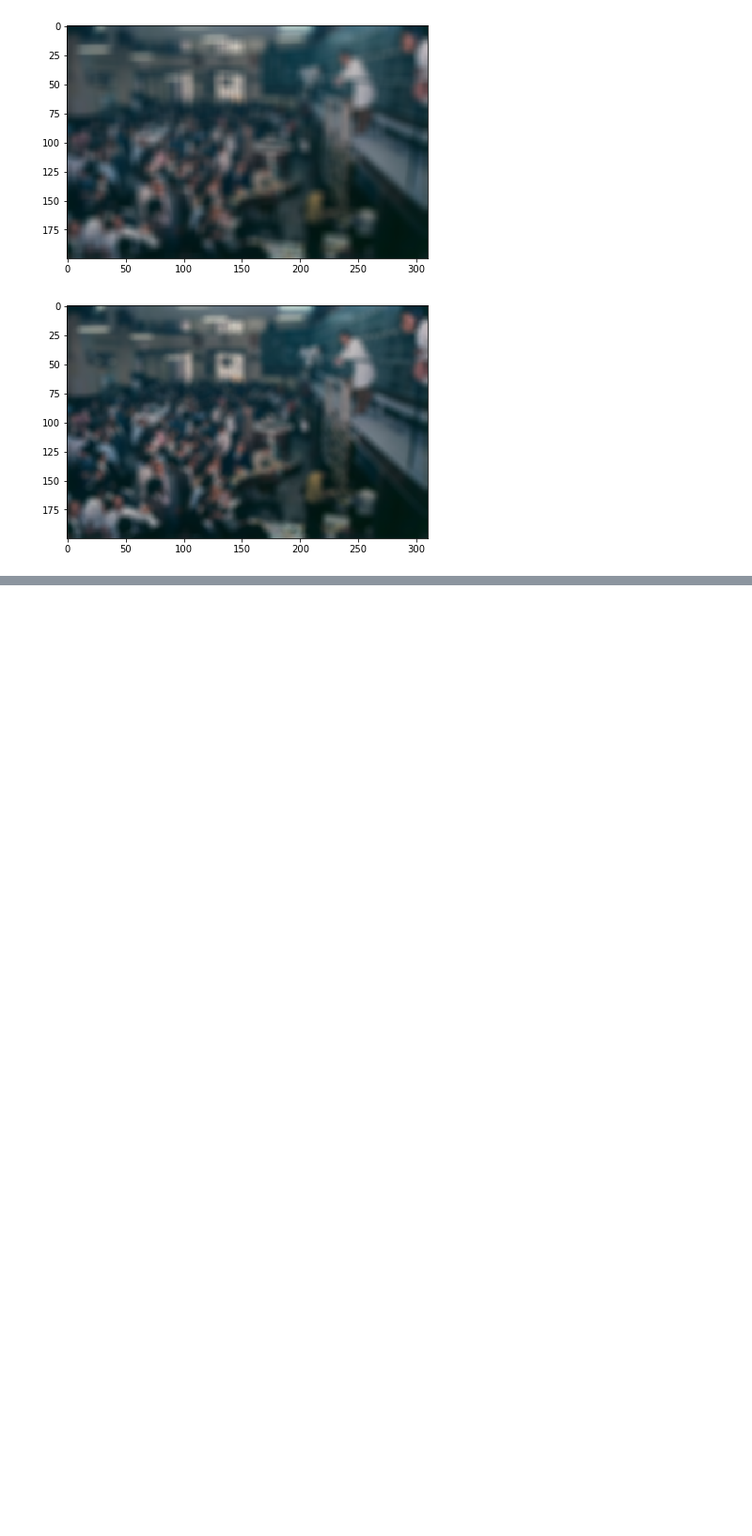
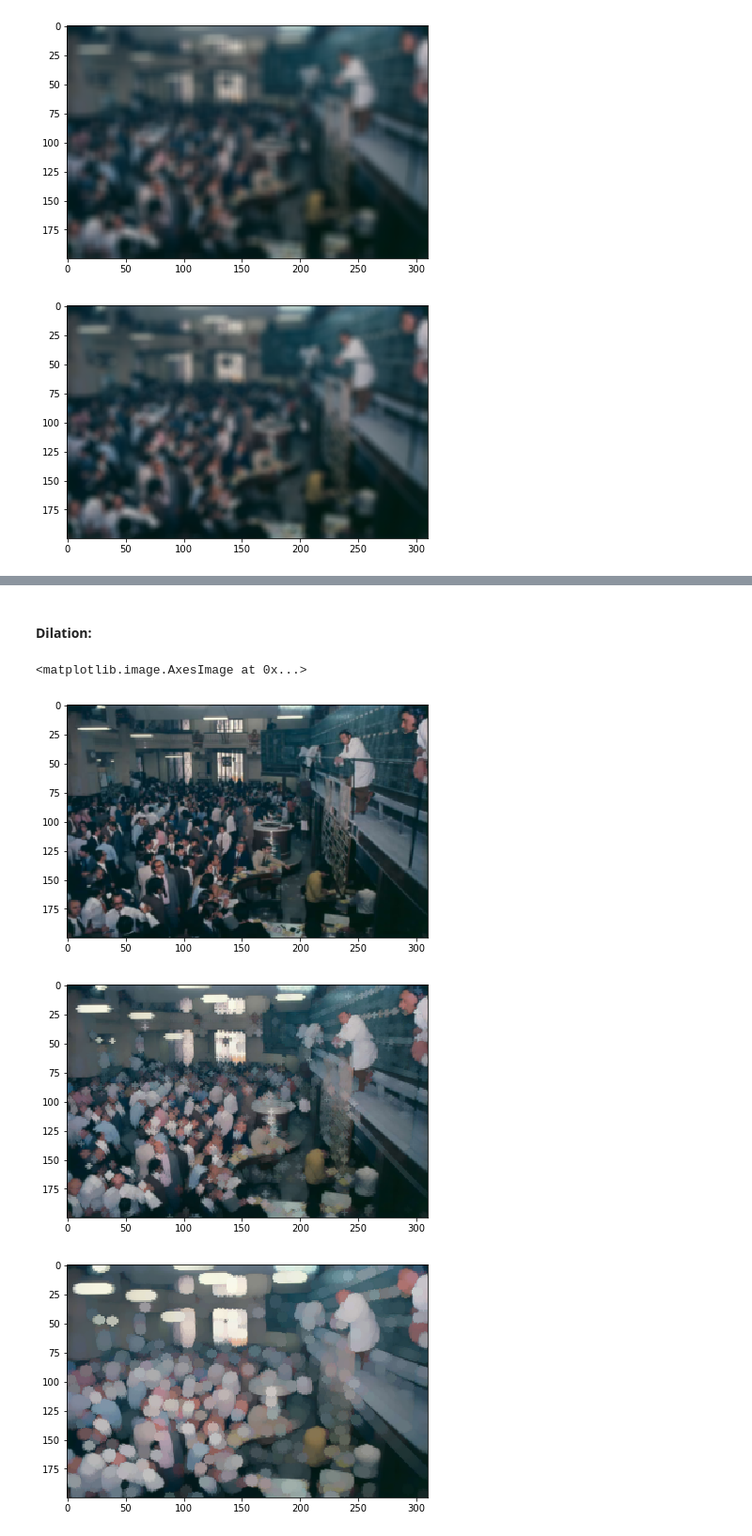
Before and after one commit to victorvianaom/My-Kaggle-Notebooks, a Jupyter notebook: Advanced Image Processing Using OpenCV.ipynb, the cells around one changed output, grey strips where cells are left out. Shown at 94% size. Cells and saved outputs as stored; diff of their text form; code cells hidden in the pictures; blank space fills up the shorter version.

```diff
--- a/Advanced Image Processing Using OpenCV.ipynb
+++ b/Advanced Image Processing Using OpenCV.ipynb
@@ -185,0 +217,37 @@ a
+# %% [markdown]
+#### Dilation:
+# %%
+img = img1_rgb
+
+# Defining the dilation sizes (or the kernel sizes):
+d1 = 0 # Kernel size -> 1x1
+d2 = 2 # Kernel size -> 5x5
+d3 = 4 # Kernel size -> 9x9
+
+# Defining the dilation type
+t1 = cv2.MORPH_RECT
+t2 = cv2.MORPH_CROSS
+t3 = cv2.MORPH_ELLIPSE
+
+# Storing the dilation templates
+tmp1 = cv2.getStructuringElement(t1, (2*d1 + 1, 2*d1 + 1), (d1, d1))
+tmp2 = cv2.getStructuringElement(t2, (2*d2 + 1, 2*d2 + 1), (d2, d2))
+tmp3 = cv2.getStructuringElement(t3, (2*d3 + 1, 2*d3 + 1), (d3, d3))
+
+# Applying dilation to the images
+final1 = cv2.dilate(img, tmp1)
+final2 = cv2.dilate(img, tmp2)
+final3 = cv2.dilate(img, tmp3)
+
+# Show the images
+figure(0)
+io.imshow(final1)
+figure(1)
+io.imshow(final2)
+figure(2)
+io.imshow(final3)
+# %% [output]
+<matplotlib.image.AxesImage at 0x...>
+[figure, added]
+[figure, added]
+[figure, added]
```
Also changed, not shown: parts of 5 cells of this notebook.
